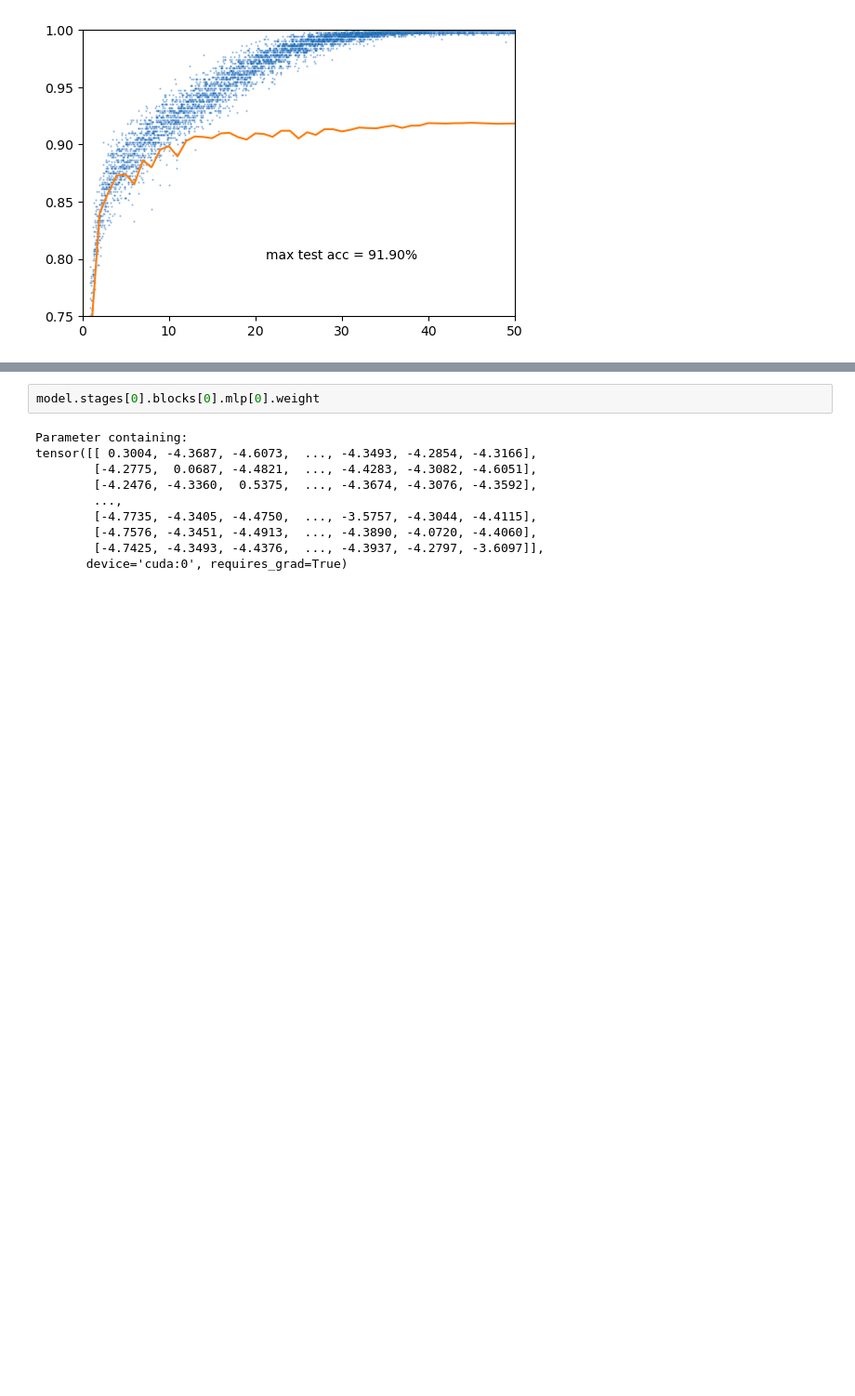
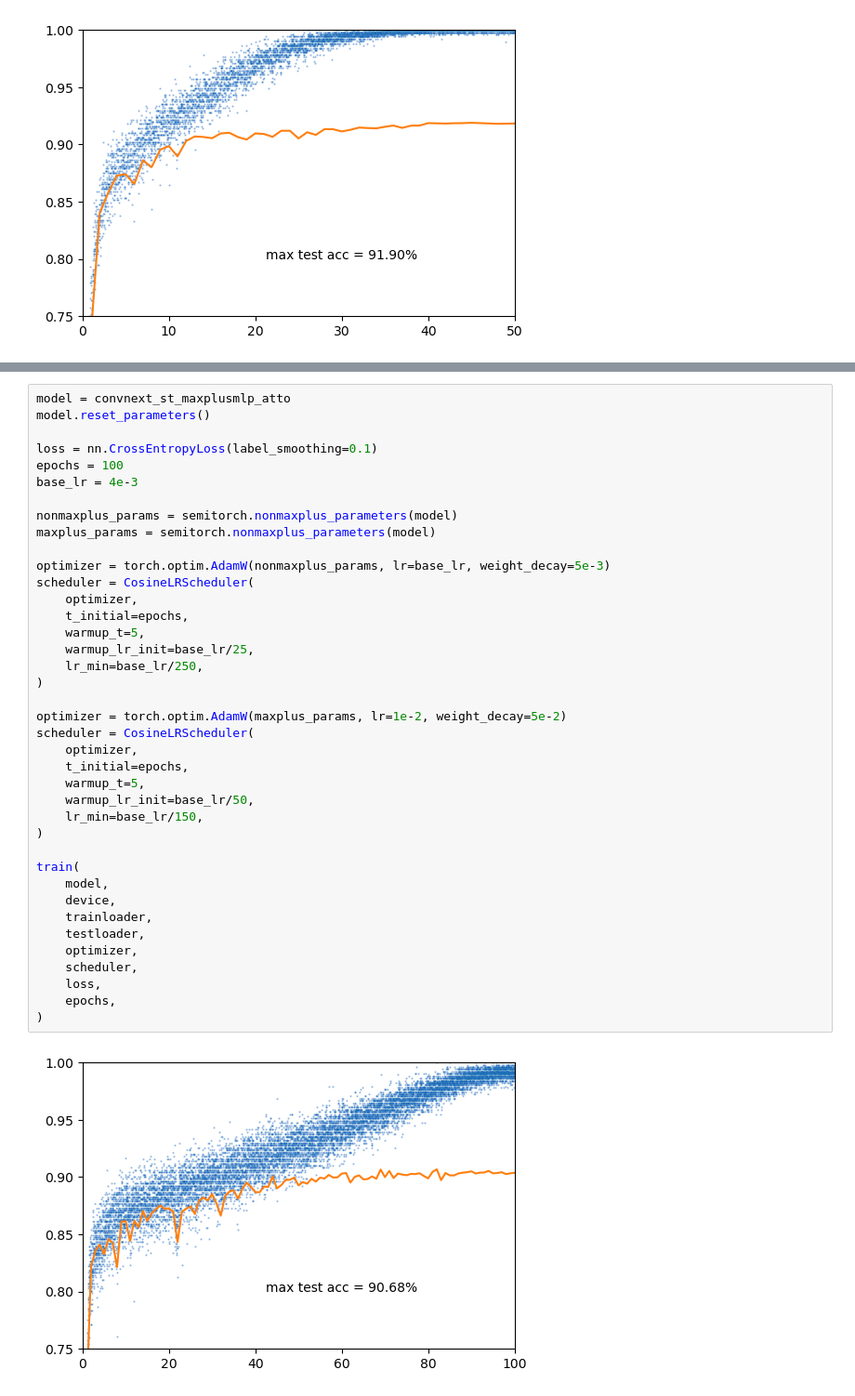
Before and after one commit to bmnsmets/semitorch, a Jupyter notebook: experiments/convnext_fashion.ipynb, the cells around one changed output, grey strips where cells are left out. Shown: that part at 93% size. Drawn from its saved outputs; the diff is of its cells as text; blank space fills up the shorter version.

Commit message:
convnext experiment

```diff
--- a/experiments/convnext_fashion.ipynb
+++ b/experiments/convnext_fashion.ipynb
@@ -298,12 +228,41 @@ train(
-# %%
-model.stages[0].blocks[0].mlp[0].weight
-# %% [output]
-Parameter containing:
-tensor([[ 0.3004, -4.3687, -4.6073,  ..., -4.3493, -4.2854, -4.3166],
-        [-4.2775,  0.0687, -4.4821,  ..., -4.4283, -4.3082, -4.6051],
-        [-4.2476, -4.3360,  0.5375,  ..., -4.3674, -4.3076, -4.3592],
-        ...,
-        [-4.7735, -4.3405, -4.4750,  ..., -3.5757, -4.3044, -4.4115],
-        [-4.7576, -4.3451, -4.4913,  ..., -4.3890, -4.0720, -4.4060],
-        [-4.7425, -4.3493, -4.4376,  ..., -4.3937, -4.2797, -3.6097]],
-       device='cuda:0', requires_grad=True)
+# %%
+model = convnext_st_maxplusmlp_atto
+model.reset_parameters()
+
+loss = nn.CrossEntropyLoss(label_smoothing=0.1)
+epochs = 100
+base_lr = 4e-3
+
+nonmaxplus_params = semitorch.nonmaxplus_parameters(model)
+maxplus_params = semitorch.nonmaxplus_parameters(model)
+
+optimizer = torch.optim.AdamW(nonmaxplus_params, lr=base_lr, weight_decay=5e-3)
+scheduler = CosineLRScheduler(
+    optimizer,
+    t_initial=epochs,
+    warmup_t=5,
+    warmup_lr_init=base_lr/25,
+    lr_min=base_lr/250,
+)
+
+optimizer = torch.optim.AdamW(maxplus_params, lr=1e-2, weight_decay=5e-2)
+scheduler = CosineLRScheduler(
+    optimizer,
+    t_initial=epochs,
+    warmup_t=5,
+    warmup_lr_init=base_lr/50,
+    lr_min=base_lr/150,
+)
+
+train(
+    model,
+    device,
+    trainloader,
+    testloader,
+    optimizer,
+    scheduler,
+    loss,
+    epochs,
+)
+# %% [output]
+[figure, added]
```
Also changed, not shown: parts of 3 cells of this notebook, 1 other file.
